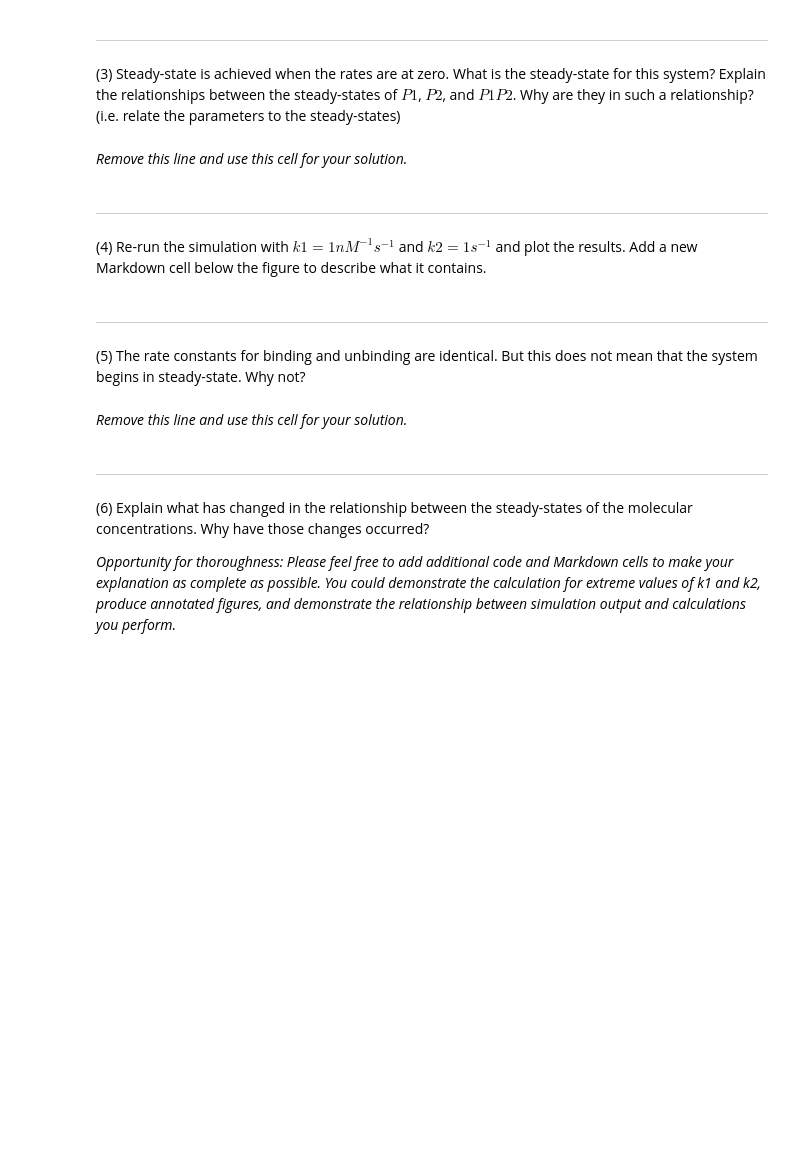
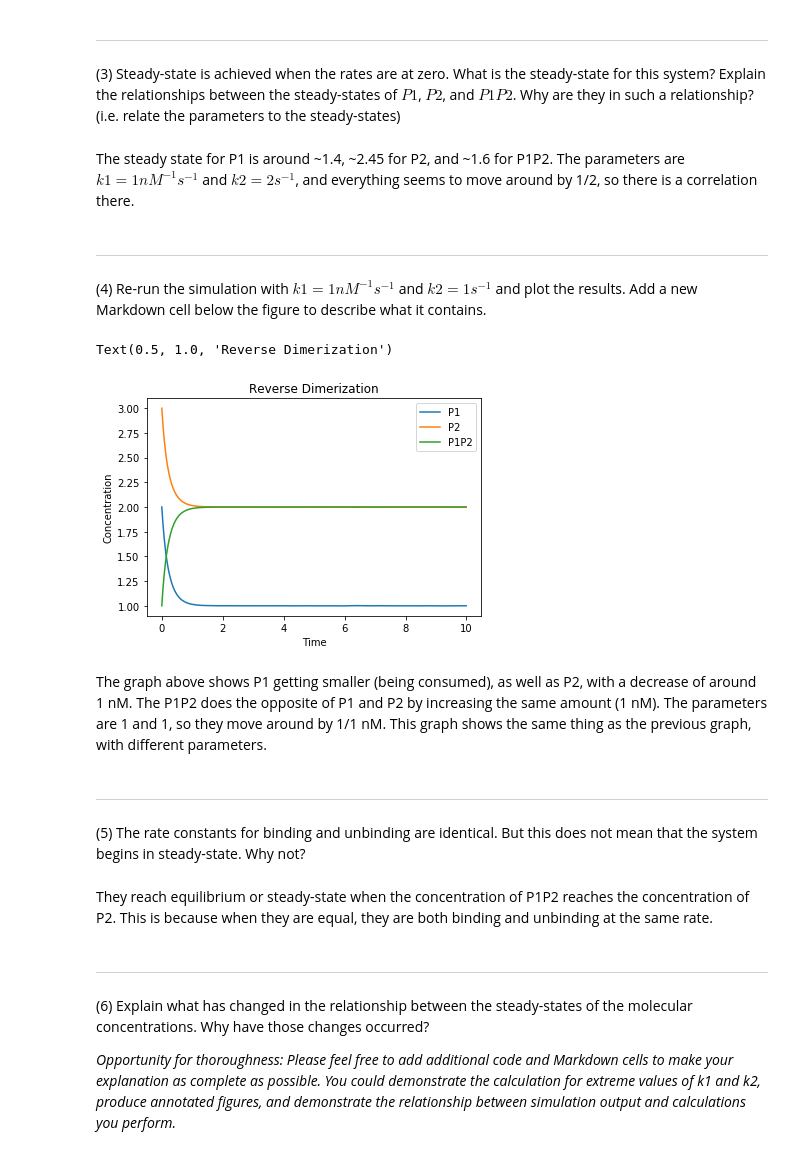
Before and after one commit to hmhwan21/cs341projects, a Jupyter notebook: Project1.ipynb, the cells around one changed output. Cells and saved outputs as stored; diff of their text form; code cells hidden in the pictures; blank space fills up the shorter version.

```diff
--- a/Project1.ipynb
+++ b/Project1.ipynb
@@ -144,0 +179,34 @@ Plot the results, being sure to label your axes and to supply a legend. Add a ne
+# %%
+# Write code here
+import numpy as np
+import scipy.integrate
+import matplotlib.pyplot as plt
+P1_0 = 2
+P2_0 = 3
+P1P2_0 = 1
+
+def reverse_dimer(t, y, params):
+    k1 = params[0]
+    k2 = params[1]
+
+    P1 = y[0];
+    P2 = y[1]
+    P1P2 = y[2]
+
+    dydt = np.zeros( (3,) )
+    dydt[0] = -k1*P1*P2 + k2*P1P2
+    dydt[1] = -k1*P1*P2 + k2*P1P2
+    dydt[2] = k1*P1*P2 - k2*P1P2
+
+    return dydt
+
+params = (1,2)
+rd = lambda t,y : reverse_dimer(t, y, params)
+sol = scipy.integrate.solve_ivp( fun=rd, t_span=(0,10), y0=(P1_0,P2_0,P1P2_0),
+                               t_eval=np.arange(0,10,.01))
+
+plt.plot(sol.t, sol.y.T)
+plt.xlabel("Time")
+plt.ylabel("Concentration")
+plt.legend( ["P1", "P2", "P1P2"] )
+plt.title("Reverse Dimerization")
@@ -146,8 +218,8 @@ Plot the results, being sure to label your axes and to supply a legend. Add a ne
 <hr style="border:2px solid gray"> </hr>
 
 (3) Steady-state is achieved when the rates are at zero. What is the steady-state for this system? Explain the relationships between the steady-states of $P1$, $P2$, and $P1P2$. Why are they in such a relationship? (i.e. relate the parameters to the steady-states)
-# %% [markdown]
-*Remove this line and use this cell for your solution.*
+# %% [markdown]
+The steady state for P1 is around ~1.4, ~2.45 for P2, and ~1.6 for P1P2. The parameters are $k1= 1nM^{-1}s^{-1}$ and $k2=2 s^{-1}$, and everything seems to move around by 1/2, so there is a correlation there.
 # %% [markdown]
 <hr style="border:2px solid gray"> </hr>
 
@@ -157,9 +227,25 @@ Plot the results, being sure to label your axes and to supply a legend. Add a ne
+# %%
+# Write code here.
+params = (1,1)
+rd = lambda t,y : reverse_dimer(t, y, params)
+sol = scipy.integrate.solve_ivp( fun=rd, t_span=(0,10), y0=(P1_0,P2_0,P1P2_0),
+                               t_eval=np.arange(0,10,.01))
+plt.plot(sol.t,sol.y.T)
+plt.xlabel("Time")
+plt.ylabel("Concentration")
+plt.legend( ["P1", "P2", "P1P2"] )
+plt.title("Reverse Dimerization")
+# %% [output]
+Text(0.5, 1.0, 'Reverse Dimerization')
+[figure, added]
+# %% [markdown]
+The graph above shows P1 getting smaller (being consumed), as well as P2, with a decrease of around 1 nM. The P1P2 does the opposite of P1 and P2 by increasing the same amount (1 nM). The parameters are 1 and 1, so they move around by 1/1 nM. This graph shows the same thing as the previous graph, with different parameters.
 # %% [markdown]
 <hr style="border:2px solid gray"> </hr>
 
 (5) The rate constants for binding and unbinding are identical. But this does not mean that the system begins in steady-state. Why not?
-# %% [markdown]
-*Remove this line and use this cell for your solution.*
+# %% [markdown]
+They reach equilibrium or steady-state when the concentration of P1P2 reaches the concentration of P2. This is because when they are equal, they are both binding and unbinding at the same rate.
 # %% [markdown]
 <hr style="border:2px solid gray"> </hr>
 
```
Also changed, not shown: parts of 15 cells of this notebook.
